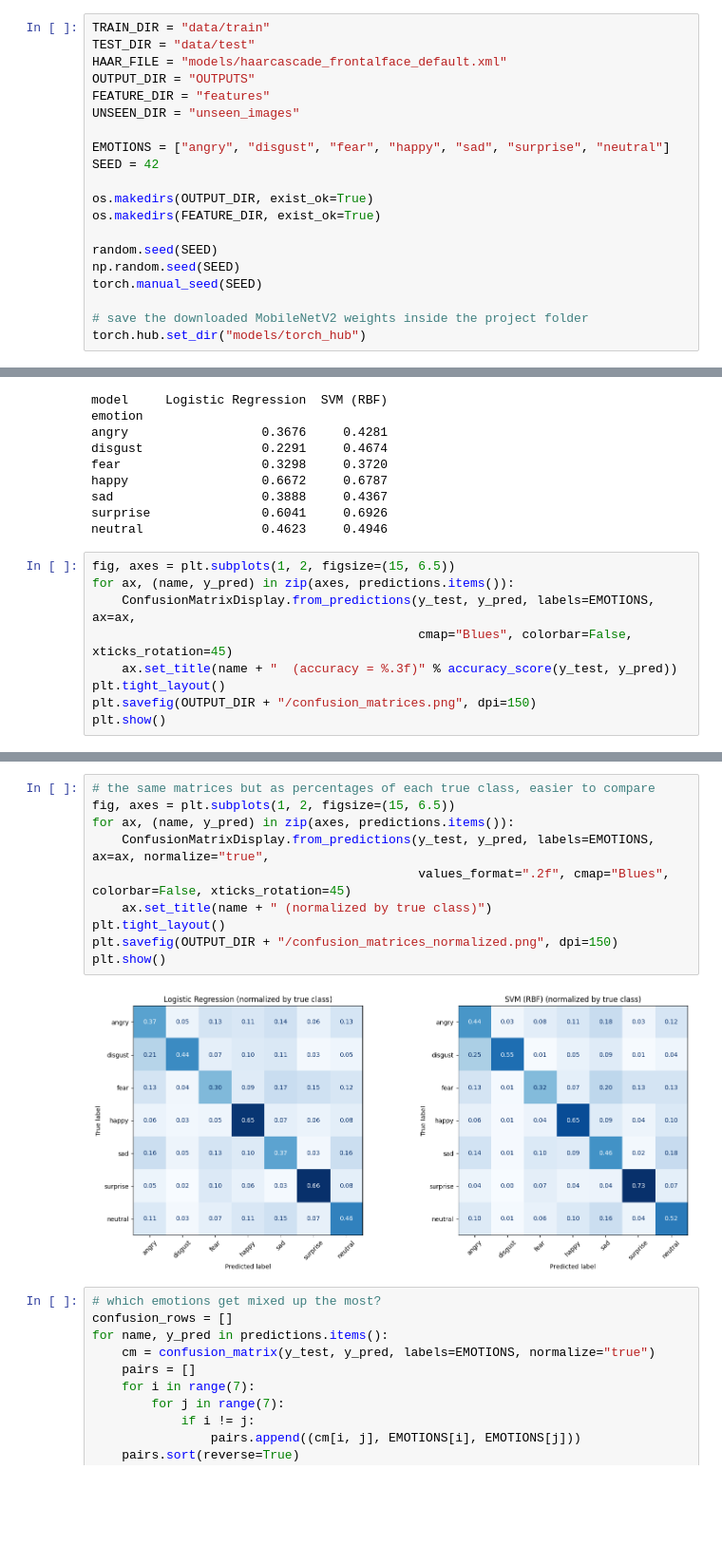
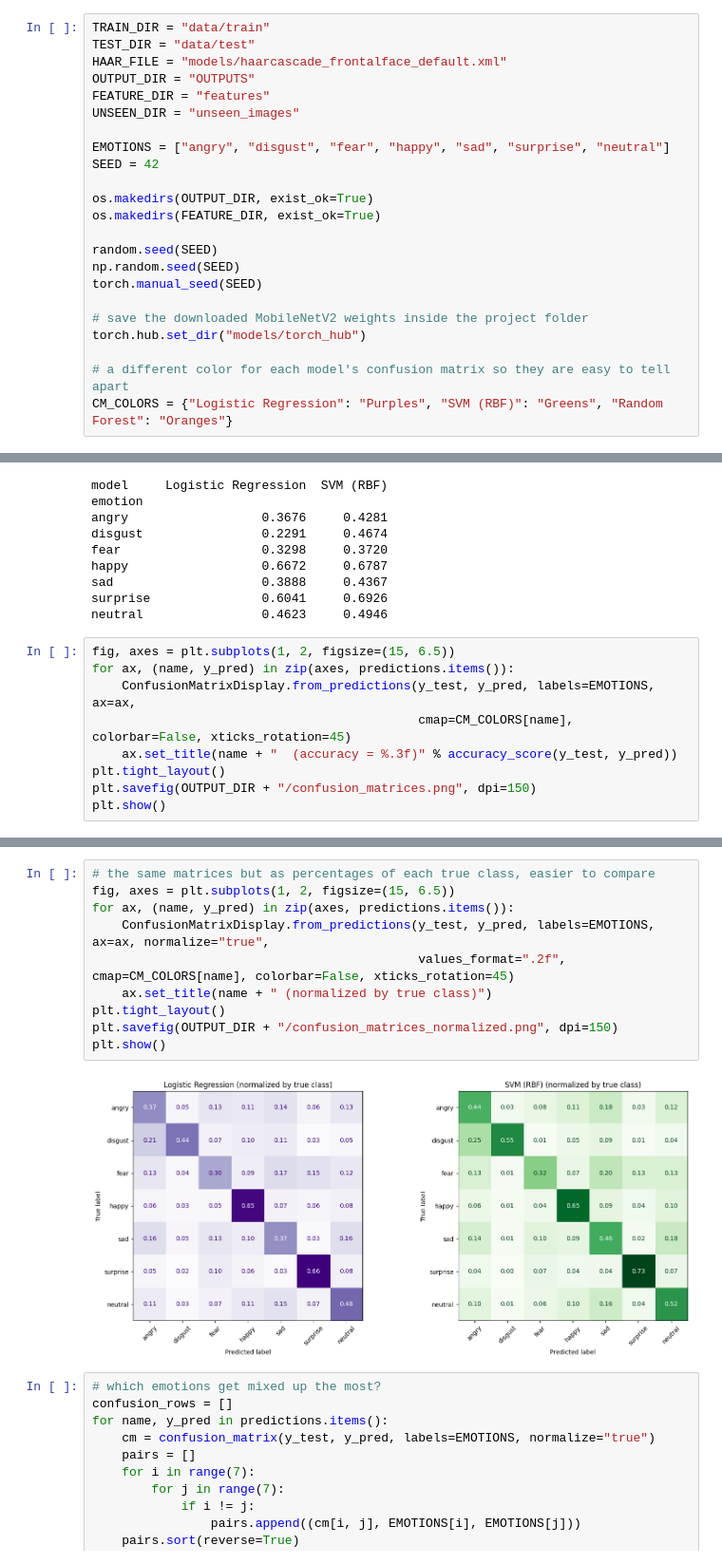
Before and after one commit to Jhey20-sys/Facial-Emotion-Recognition, a Jupyter notebook: Week7_Facial_Emotion_Recognition.ipynb, the cells around one changed output, grey strips where cells are left out. Shown at 95% size. Drawn from its saved outputs; the diff is of its cells as text; blank space fills up the shorter version.

Commit message:
Add Random Forest comparison, color-coded confusion matrices per model

```diff
--- a/Week7_Facial_Emotion_Recognition.ipynb
+++ b/Week7_Facial_Emotion_Recognition.ipynb
@@ -54,6 +55,9 @@ torch.manual_seed(SEED)
 
 # save the downloaded MobileNetV2 weights inside the project folder
 torch.hub.set_dir("models/torch_hub")
+
+# a different color for each model's confusion matrix so they are easy to tell apart
+CM_COLORS = {"Logistic Regression": "Purples", "SVM (RBF)": "Greens", "Random Forest": "Oranges"}
 # %% [markdown]
 ## Sanity Check
 Before starting I checked that the 7 emotion folders are in both `data/train` and `data/test`, counted the images per class, and looked at some samples.
@@ -491,7 +495,7 @@ neutral                0.4623     0.4946
 fig, axes = plt.subplots(1, 2, figsize=(15, 6.5))
 for ax, (name, y_pred) in zip(axes, predictions.items()):
     ConfusionMatrixDisplay.from_predictions(y_test, y_pred, labels=EMOTIONS, ax=ax,
-                                            cmap="Blues", colorbar=False, xticks_rotation=45)
+                                            cmap=CM_COLORS[name], colorbar=False, xticks_rotation=45)
     ax.set_title(name + "  (accuracy = %.3f)" % accuracy_score(y_test, y_pred))
 plt.tight_layout()
 plt.savefig(OUTPUT_DIR + "/confusion_matrices.png", dpi=150)
@@ -501,15 +505,15 @@ plt.show()
 # %%
 # the same matrices but as percentages of each true class, easier to compare
 fig, axes = plt.subplots(1, 2, figsize=(15, 6.5))
 for ax, (name, y_pred) in zip(axes, predictions.items()):
     ConfusionMatrixDisplay.from_predictions(y_test, y_pred, labels=EMOTIONS, ax=ax, normalize="true",
-                                            values_format=".2f", cmap="Blues", colorbar=False, xticks_rotation=45)
+                                            values_format=".2f", cmap=CM_COLORS[name], colorbar=False, xticks_rotation=45)
     ax.set_title(name + " (normalized by true class)")
 plt.tight_layout()
 plt.savefig(OUTPUT_DIR + "/confusion_matrices_normalized.png", dpi=150)
 plt.show()
 # %% [output]
-[figure, old version]
+[figure, new version]
 # %%
 # which emotions get mixed up the most?
 confusion_rows = []
```
Also changed, not shown: parts of 11 cells of this notebook, 11 other files.
